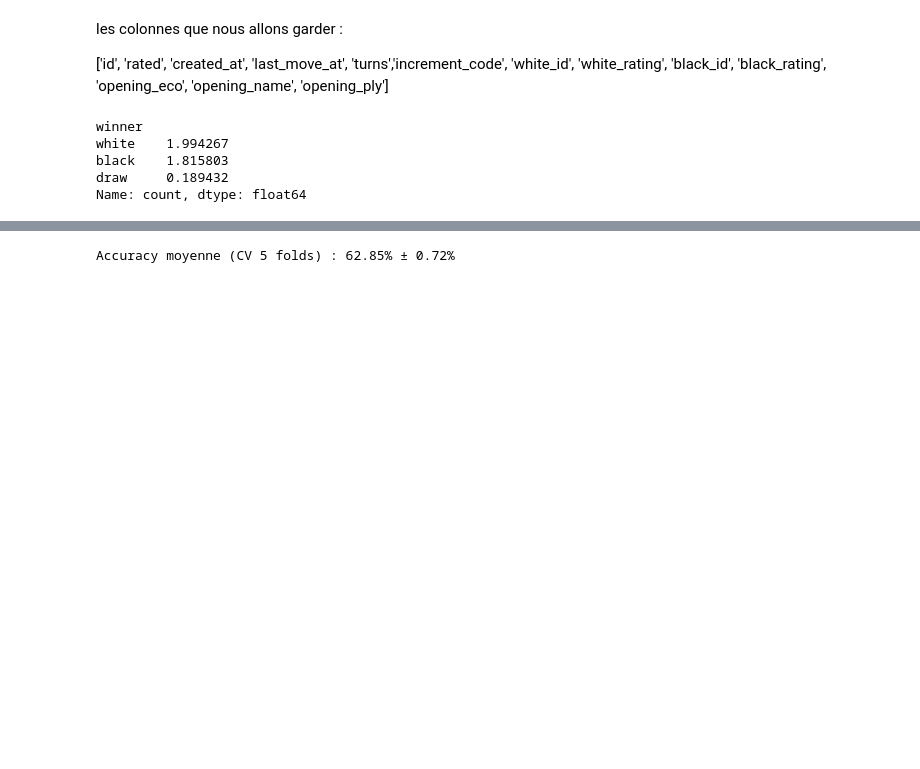
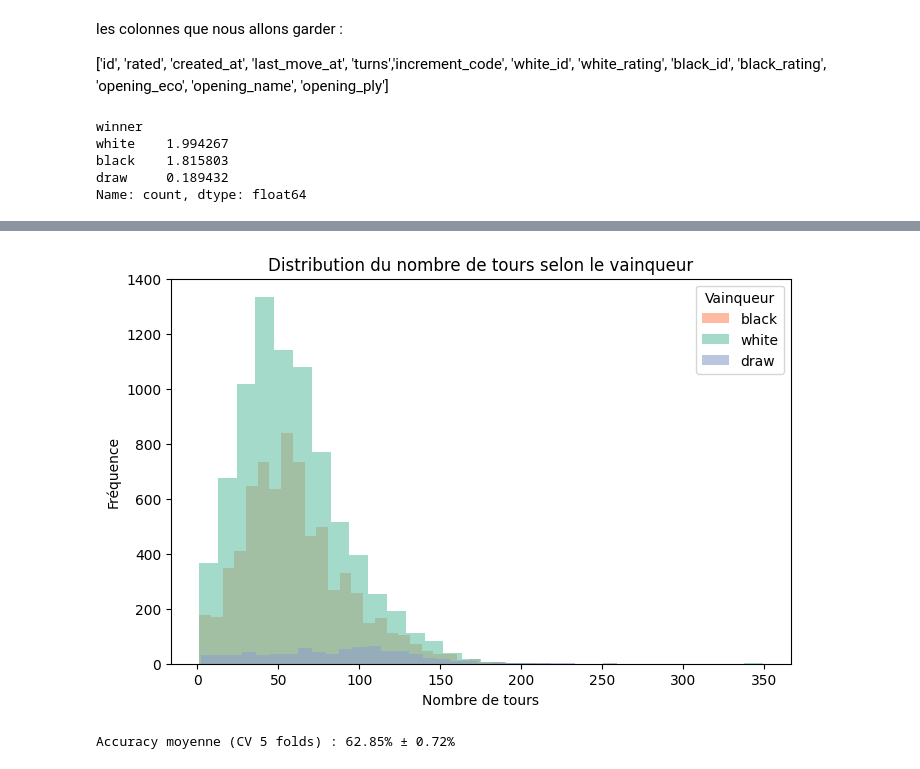
Before and after one commit to M4rwaneX/AAA_project, a Jupyter notebook: projet/projet.ipynb, the cells around one changed output, grey strips where cells are left out. Drawn from its saved outputs; the diff is of its cells as text; code cells hidden in the pictures; blank space fills up the shorter version.

```diff
--- a/projet/projet.ipynb
+++ b/projet/projet.ipynb
@@ -56,3 +72,19 @@ Name: count, dtype: float64
+# %%
+plt.figure(figsize=(8,5))
+winners = strat_train_set["winner"].unique()
+colors = {"white": "#66c2a5", "black": "#fc8d62", "draw": "#8da0cb"}
+
+for w in winners:
+    subset = strat_train_set[strat_train_set["winner"] == w]
+    plt.hist(subset["turns"], bins=30, alpha=0.6, label=w, color=colors.get(w, "gray"))
+
+plt.title("Distribution du nombre de tours selon le vainqueur")
+plt.xlabel("Nombre de tours")
+plt.ylabel("Fréquence")
+plt.legend(title="Vainqueur")
+plt.show()
+# %% [output]
+[figure, added]
 # %%
 cols_numeric = ['rated', 'created_at', 'last_move_at', 'turns',
                 'white_rating', 'black_rating', 'opening_ply']
```
Also changed, not shown: parts of 1 cell of this notebook.
